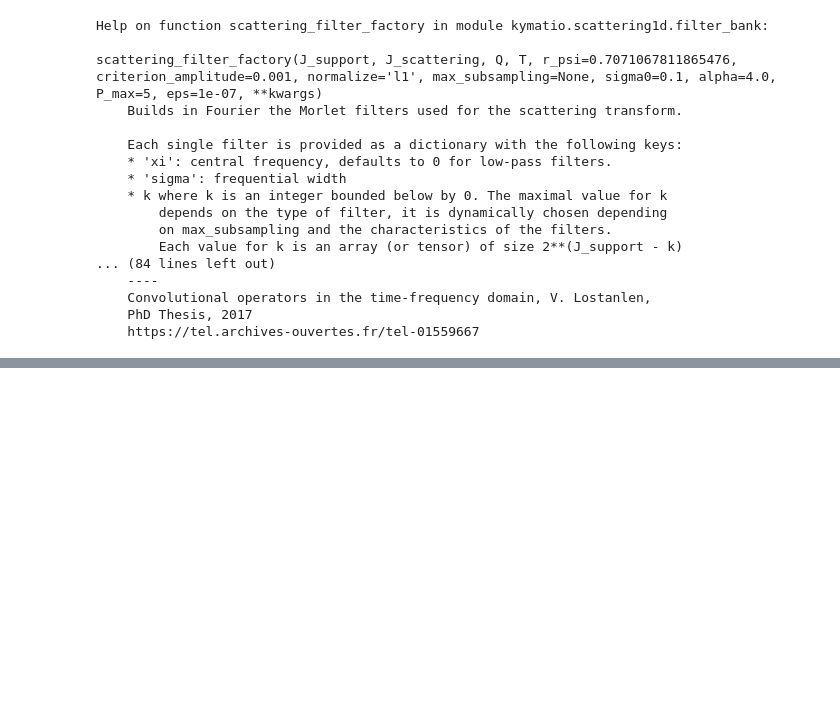
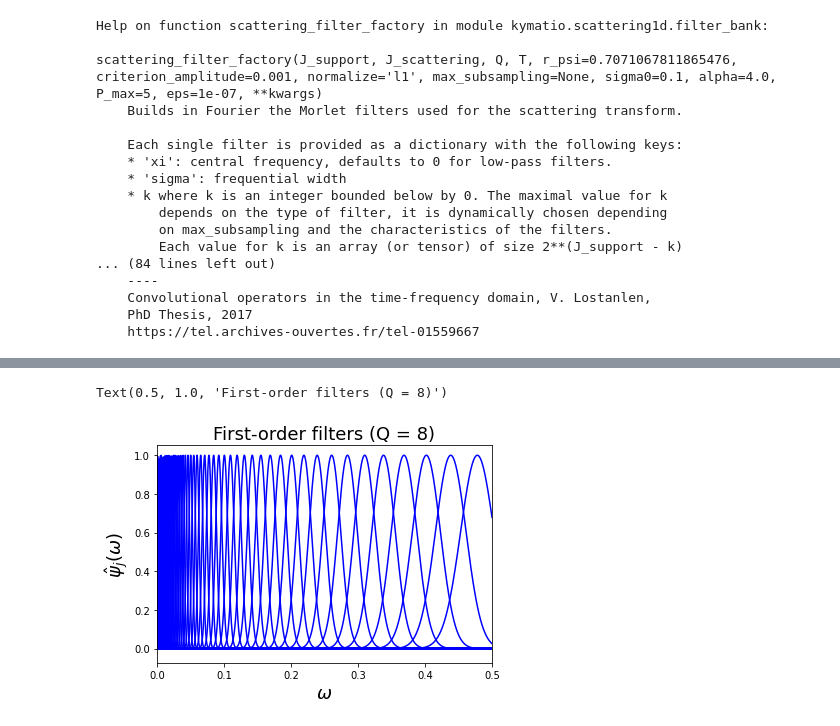
Before and after one commit to cyrusvahidi/scat1d-tutorial, a Jupyter notebook: Scattering1D Tutorial.ipynb, the cells around one changed output, grey strips where cells are left out. Drawn from its saved outputs; the diff is of its cells as text; code cells hidden in the pictures; blank space fills up the shorter version.

```diff
--- a/Scattering1D Tutorial.ipynb
+++ b/Scattering1D Tutorial.ipynb
@@ -65,0 +69,7 @@ scattering_filter_factory(J_support, J_scattering, Q, T, r_psi=0.707106781186547
+# %%
+N = 4096
+J = 8
+Q = 8
+T = 2**J
+
+phi_f, psi1_f, psi2_f = scattering_filter_factory(np.log2(N), J, Q, T)
@@ -65,0 +109,15 @@ scattering_filter_factory(J_support, J_scattering, Q, T, r_psi=0.707106781186547
+# %%
+plt.figure()
+plt.plot(np.arange(N) / N, phi_f[0], 'r')
+
+for psi_f in psi1_f:
+    plt.plot(np.arange(N)/N, psi_f[0], 'b')
+
+plt.xlim(0, 0.5)
+
+plt.xlabel(r'$\omega$', fontsize=18)
+plt.ylabel(r'$\hat\psi_j(\omega)$', fontsize=18)
+plt.title('First-order filters (Q = {})'.format(Q), fontsize=18)
+# %% [output]
+Text(0.5, 1.0, 'First-order filters (Q = 8)')
+[figure, added]
```
Also changed, not shown: parts of 6 cells of this notebook.
